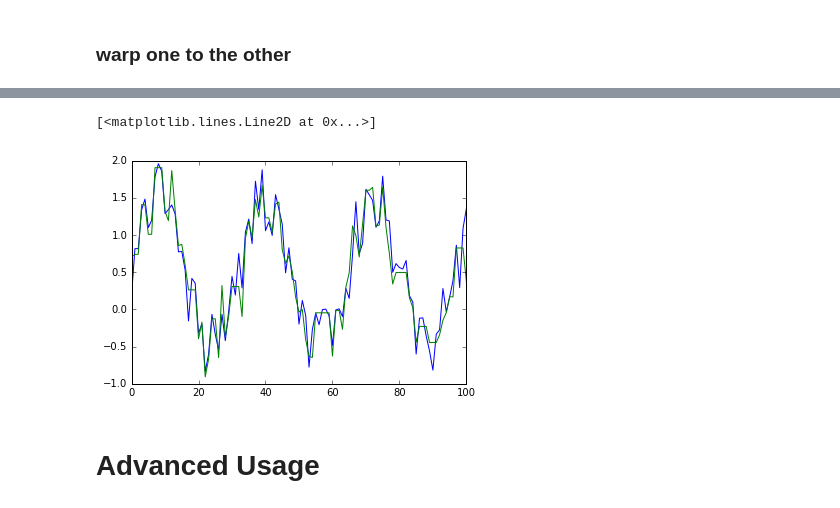
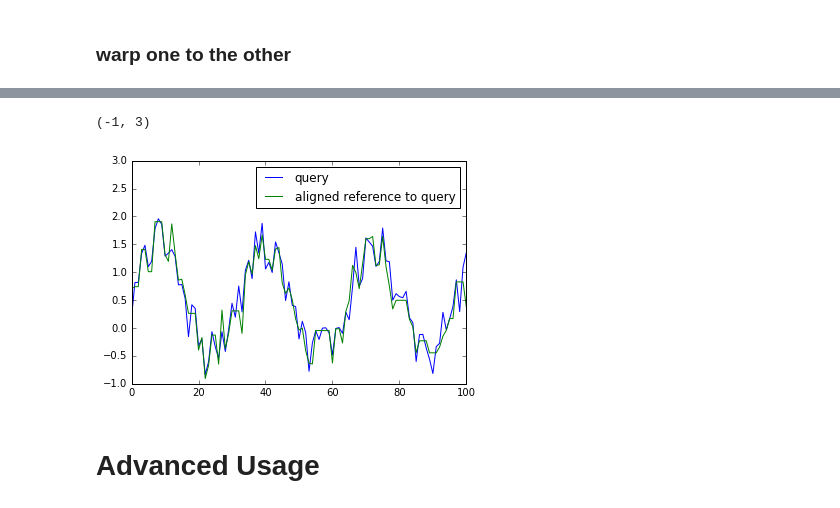
Before and after one commit to statefb/dtwalign, a Jupyter notebook: example/example.ipynb, the cells around one changed output, grey strips where cells are left out. Saved outputs shown, nothing was run; the diff lists cells and outputs as text; code cells hidden in the pictures.

```diff
--- a/example/example.ipynb
+++ b/example/example.ipynb
@@ -86,11 +92,13 @@ plt.plot(y)
 # %%
 # warp y to x
 y_warping_path = res.get_warping_path(target="reference")
-plt.plot(x)
-plt.plot(y[y_warping_path])
+plt.plot(x,label="query")
+plt.plot(y[y_warping_path],label="aligned reference to query")
+plt.legend()
+plt.ylim(-1,3)
 # %% [output]
-[<matplotlib.lines.Line2D at 0x...>]
+(-1, 3)
-[figure, old version]
+[figure, new version]
 # %% [markdown]
 # Advanced Usage
 # %% [markdown]
```
Also changed, not shown: parts of 4 cells of this notebook, 3 other files.
